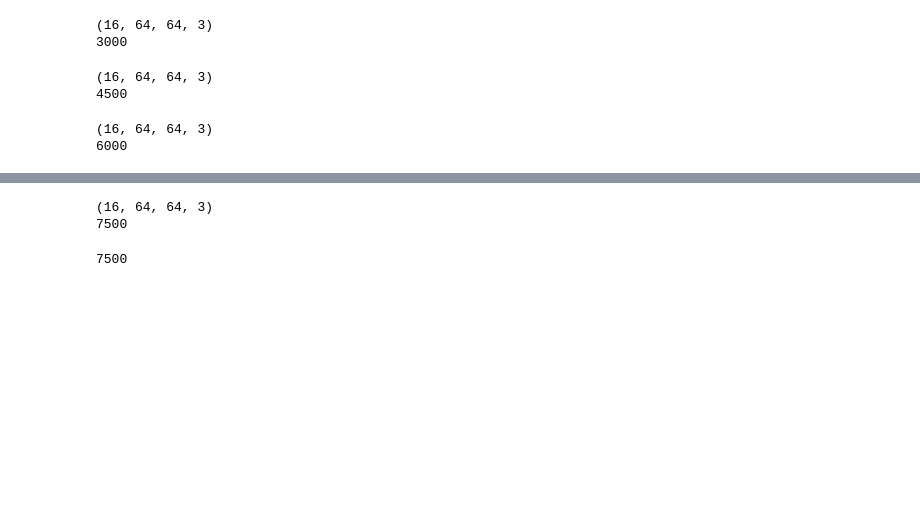
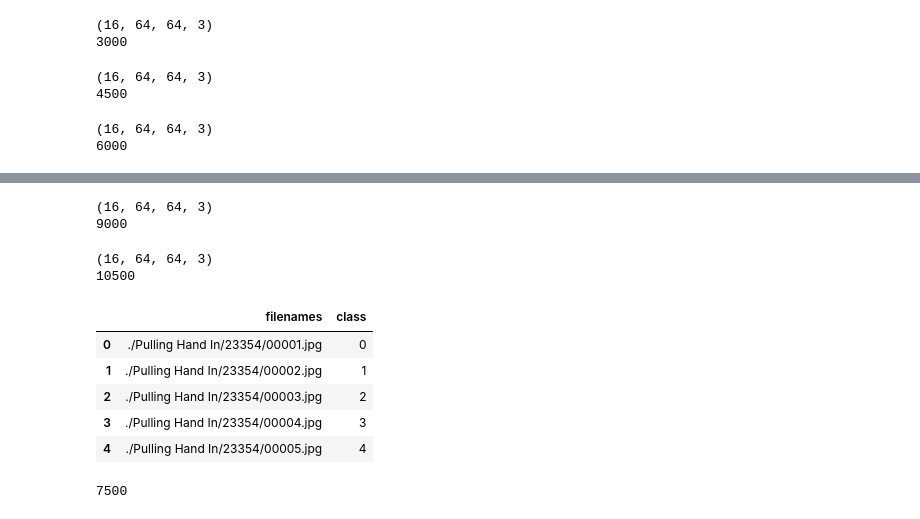
Before and after one commit to ashwinvaswani/Dynamic-Gesture-Recognition, a Jupyter notebook: code/notebooks/train.ipynb, the cells around one changed output, grey strips where cells are left out. Saved outputs shown, nothing was run; the diff lists cells and outputs as text; code cells hidden in the pictures; blank space fills up the shorter version.

Commit message:
More classes added

```diff
--- a/code/notebooks/train.ipynb
+++ b/code/notebooks/train.ipynb
@@ -176,7 +254,40 @@ print (num_samples)
+# %%
+
+ls_path = os.path.join("./Zooming In With Two Fingers")
+listing = os.listdir(ls_path)
+temp = num_samples
+for ls in tqdm(listing):
+    listing_stop = sorted(os.listdir(os.path.join(ls_path,ls)))
+    frames = []
+    img_depth=0
+    for imgs in listing_stop:
+        if img_depth <16:
+            img = os.path.join(os.path.join(ls_path,ls),imgs)
+            dict_filenames[img] = temp
+            temp += 1
+            frame = cv2.imread(img)
+            frame=cv2.resize(frame,(img_rows,img_cols),interpolation=cv2.INTER_AREA)
+            gray = cv2.cvtColor(frame, cv2.COLOR_BGR2RGB)
+            frames.append(gray)
+            img_depth=img_depth+1
+        else:
+            break
+    input_img = np.array(frames)
+    ipt=np.rollaxis(np.rollaxis(input_img,2,0),2,0)
+    ipt=np.rollaxis(ipt,2,0)
+    X_tr.append(ipt)
+
+print()
+print (ipt.shape)
+num_samples = len(X_tr)
+print (num_samples)
+# %% [output]
+(16, 64, 64, 3)
+9000
 # %%
 ls_path = os.path.join("./No gesture")
 listing = os.listdir(ls_path)
-
+temp = num_samples
 for ls in tqdm(listing):
     listing_stop = sorted(os.listdir(os.path.join(ls_path,ls)))
     frames = []
@@ -184,6 +295,8 @@ for ls in tqdm(listing):
     for imgs in listing_stop:
         if img_depth <16:
             img = os.path.join(os.path.join(ls_path,ls),imgs)
+            dict_filenames[img] = temp
+            temp += 1
             frame = cv2.imread(img)
             frame=cv2.resize(frame,(img_rows,img_cols),interpolation=cv2.INTER_AREA)
             gray = cv2.cvtColor(frame, cv2.COLOR_BGR2RGB)
@@ -202,4 +315,4 @@ num_samples = len(X_tr)
 print (num_samples)
 # %% [output]
 (16, 64, 64, 3)
-7500
+10500
@@ -206,3 +321,20 @@ print (num_samples)
+# %%
+filenames = []
+classes = []
+for key,val in dict_filenames.items():
+  filenames.append(key)
+  classes.append(val)
+# %%
+df_final = pd.DataFrame({'filenames':filenames,'class':classes})
+# %%
+df_final.head()
+# %% [output]
+|  | filenames | class |
+| 0 | ./Pulling Hand In/23354/00001.jpg | 0 |
+| 1 | ./Pulling Hand In/23354/00002.jpg | 1 |
+| 2 | ./Pulling Hand In/23354/00003.jpg | 2 |
+| 3 | ./Pulling Hand In/23354/00004.jpg | 3 |
+| 4 | ./Pulling Hand In/23354/00005.jpg | 4 |
 # %%
 X_tr_array = np.array(X_tr)   # convert the frames read into array
 
```
Also changed, not shown: parts of 20 cells of this notebook.
